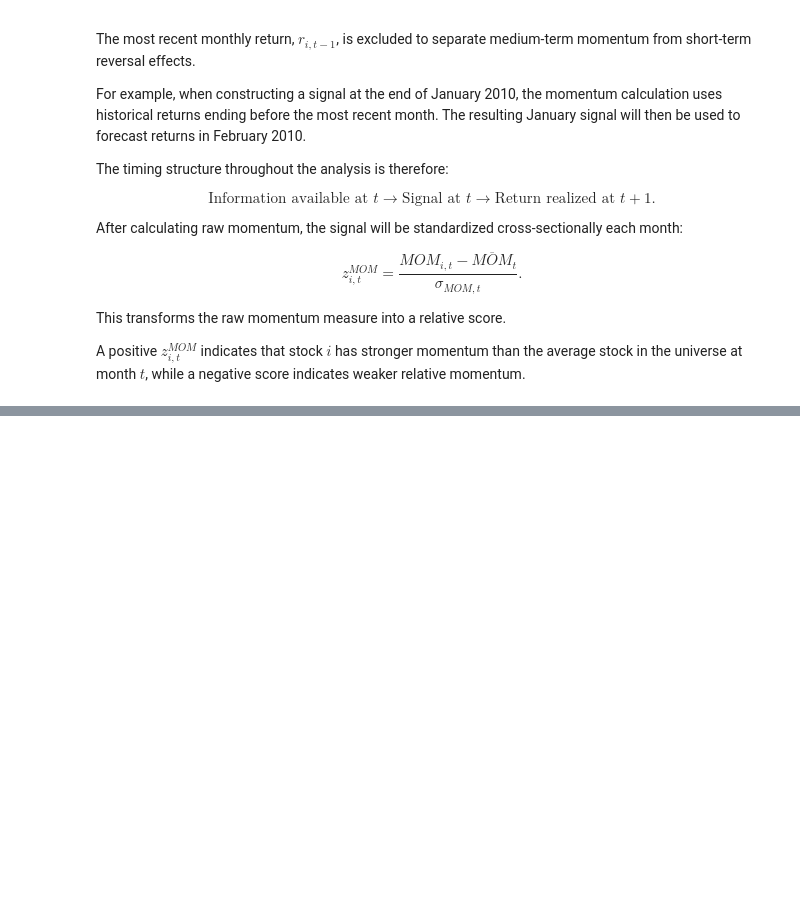
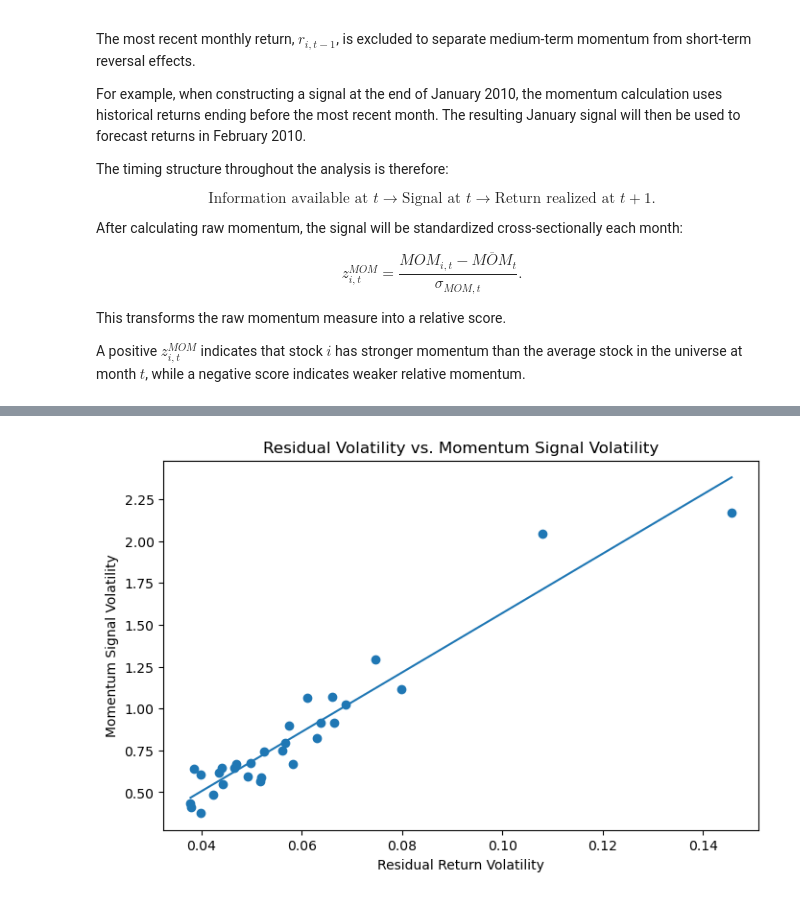
Before and after one commit to Bytb/Sandbox, a Jupyter notebook: APM/ValueAndMomentum.ipynb, the cells around one changed output, grey strips where cells are left out. Cells and saved outputs as stored; diff of their text form; code cells hidden in the pictures; blank space fills up the shorter version.

```diff
--- a/APM/ValueAndMomentum.ipynb
+++ b/APM/ValueAndMomentum.ipynb
@@ -427,0 +509,19 @@ A positive $z^{MOM}_{i,t}$ indicates that stock $i$ has stronger momentum than t
+# %%
+# Cross-sectional mean and standard deviation for each month
+momentum_mean = momentum.mean(axis=1)
+momentum_std = momentum.std(axis=1)
+
+# Cross-sectional momentum z-scores
+momentum_z = momentum.sub(momentum_mean, axis=0).div(
+    momentum_std,
+    axis=0
+)
+
+momentum_z.head()
+
+check = pd.DataFrame({
+    "Cross-Sectional Mean": momentum_z.mean(axis=1),
+    "Cross-Sectional Std": momentum_z.std(axis=1)
+})
+
+check.head()
@@ -427,0 +932,67 @@ A positive $z^{MOM}_{i,t}$ indicates that stock $i$ has stronger momentum than t
+# %%
+# Explanatory variable
+X = signal_volatility["Residual Volatility"]
+
+# Add intercept a
+X = sm.add_constant(X)
+
+# Dependent variable
+y_momentum = signal_volatility["Momentum Signal Volatility"]
+
+# Estimate regression
+momentum_reg = sm.OLS(y_momentum, X).fit()
+
+print(momentum_reg.summary())
+
+y_value = signal_volatility["Value Signal Volatility"]
+
+value_reg = sm.OLS(y_value, X).fit()
+
+print(value_reg.summary())
+
+plt.figure(figsize=(8, 5))
+
+plt.scatter(
+    signal_volatility["Residual Volatility"],
+    signal_volatility["Momentum Signal Volatility"]
+)
+
+x_line = np.linspace(
+    signal_volatility["Residual Volatility"].min(),
+    signal_volatility["Residual Volatility"].max(),
+    100
+)
+
+y_line = (
+    momentum_reg.params["const"]
+    + momentum_reg.params["Residual Volatility"] * x_line
+)
+
+plt.plot(x_line, y_line)
+
+plt.xlabel("Residual Return Volatility")
+plt.ylabel("Momentum Signal Volatility")
+plt.title("Residual Volatility vs. Momentum Signal Volatility")
+
+plt.show()
+
+plt.figure(figsize=(8, 5))
+
+plt.scatter(
+    signal_volatility["Residual Volatility"],
+    signal_volatility["Value Signal Volatility"]
+)
+
+y_line = (
+    value_reg.params["const"]
+    + value_reg.params["Residual Volatility"] * x_line
+)
+
+plt.plot(x_line, y_line)
+
+plt.xlabel("Residual Return Volatility")
+plt.ylabel("Value Signal Volatility")
+plt.title("Residual Volatility vs. Value Signal Volatility")
+
+plt.show()
+# %% [output]
@@ -427,0 +1016 @@ A positive $z^{MOM}_{i,t}$ indicates that stock $i$ has stronger momentum than t
+[figure, added]
```
Also changed, not shown: parts of 11 cells of this notebook.
